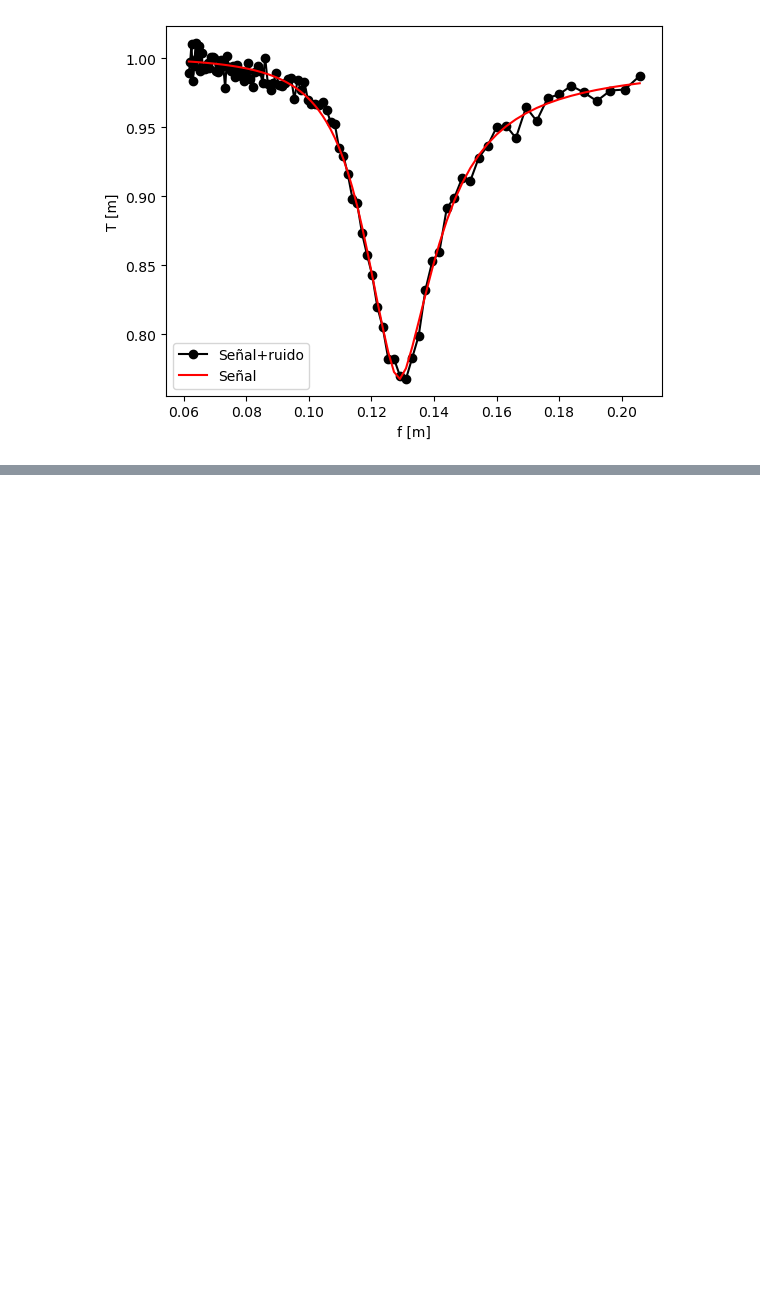
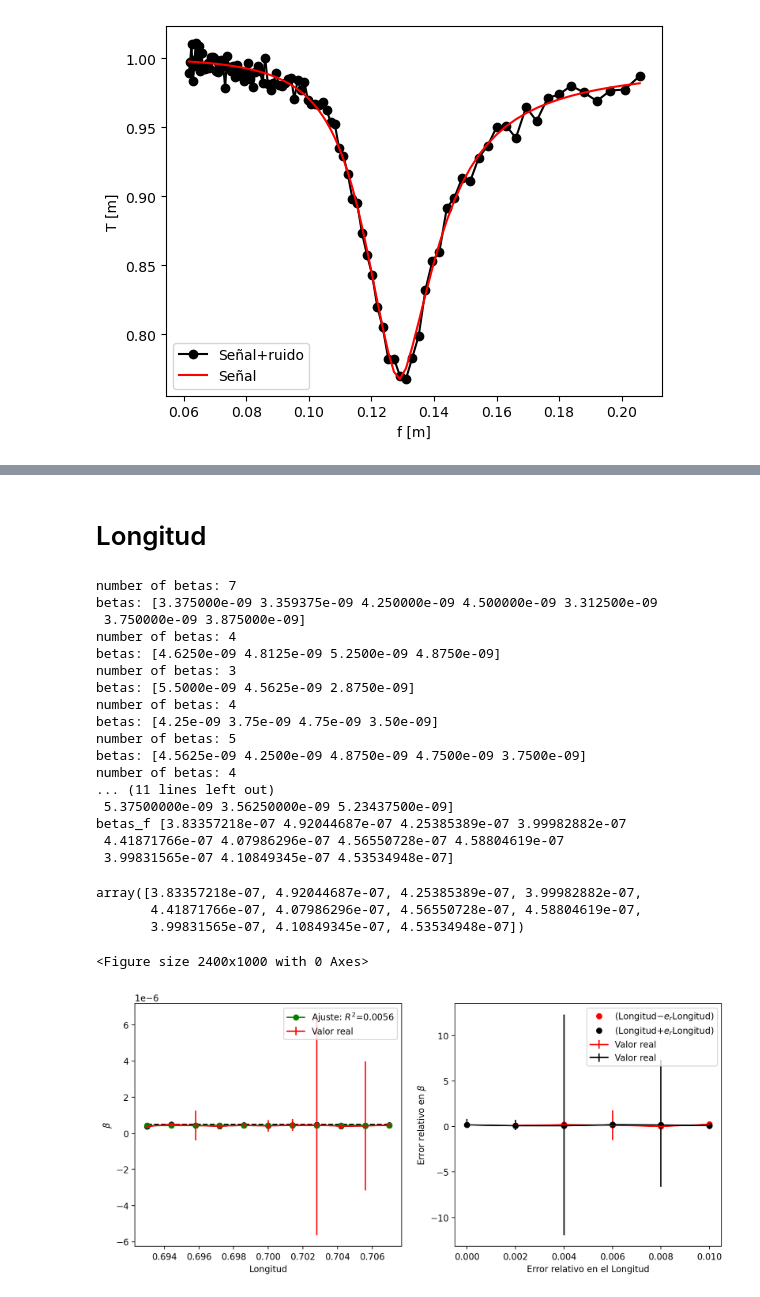
Before and after one commit to jonathanpl20/ajustes-TPA, a Jupyter notebook: test.ipynb, the cells around one changed output, grey strips where cells are left out. Saved outputs shown, nothing was run; the diff lists cells and outputs as text; code cells hidden in the pictures; blank space fills up the shorter version.

```diff
--- a/test.ipynb
+++ b/test.ipynb
@@ -76,0 +78,27 @@ array([4.22826483e-07, 4.02330719e-07, 4.35963330e-07, 4.57266643e-07,
+# %% [markdown]
+# Longitud
+# %%
+ funcion('L_c', 0.01, 0.01, sigmas,  N = 10)
+# %% [output]
+number of betas: 7
+betas: [3.375000e-09 3.359375e-09 4.250000e-09 4.500000e-09 3.312500e-09
+ 3.750000e-09 3.875000e-09]
+number of betas: 4
+betas: [4.6250e-09 4.8125e-09 5.2500e-09 4.8750e-09]
+number of betas: 3
+betas: [5.5000e-09 4.5625e-09 2.8750e-09]
+number of betas: 4
+betas: [4.25e-09 3.75e-09 4.75e-09 3.50e-09]
+number of betas: 5
+betas: [4.5625e-09 4.2500e-09 4.8750e-09 4.7500e-09 3.7500e-09]
+number of betas: 4
+... (11 lines left out)
+ 5.37500000e-09 3.56250000e-09 5.23437500e-09]
+betas_f [3.83357218e-07 4.92044687e-07 4.25385389e-07 3.99982882e-07
+ 4.41871766e-07 4.07986296e-07 4.56550728e-07 4.58804619e-07
+ 3.99831565e-07 4.10849345e-07 4.53534948e-07]
+array([3.83357218e-07, 4.92044687e-07, 4.25385389e-07, 3.99982882e-07,
+       4.41871766e-07, 4.07986296e-07, 4.56550728e-07, 4.58804619e-07,
+       3.99831565e-07, 4.10849345e-07, 4.53534948e-07])
+<Figure size 2400x1000 with 0 Axes>
+[figure, added]
```
Also changed, not shown: parts of 3 cells of this notebook, 2 other files.
